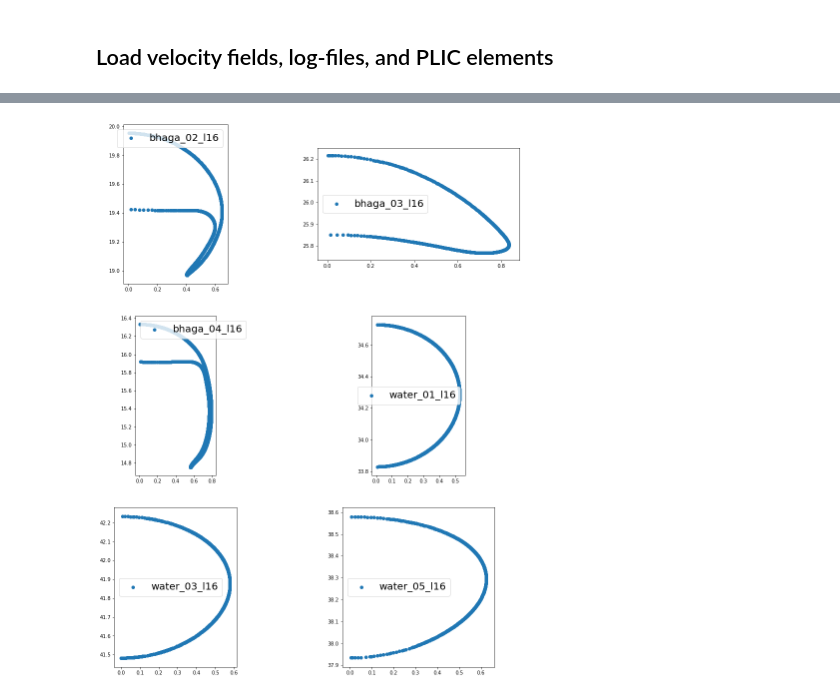
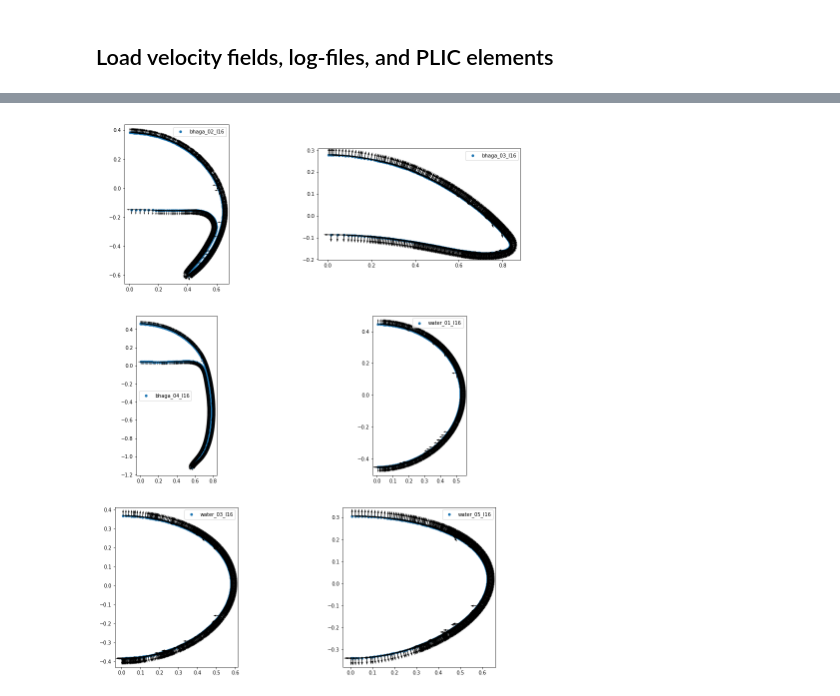
Before and after one commit to AndreWeiner/phd_notebooks, a Jupyter notebook: notebooks/basilisk_2D_interface_velocity.ipynb, the cells around one changed output, grey strips where cells are left out. Saved outputs shown, nothing was run; the diff lists cells and outputs as text; code cells hidden in the pictures.

```diff
--- a/notebooks/basilisk_2D_interface_velocity.ipynb
+++ b/notebooks/basilisk_2D_interface_velocity.ipynb
@@ -45,6 +45,7 @@ for i, case in enumerate(cases):
 # %%
 times = [30, 30, 20, 12, 14, 14] # Basilisk simulation time
 Ga = [15.2400, 134.626, 30.8340, 98.6715, 163.450, 238.287]
+U_b = []
 
 all_fields = {}
 all_facets = {}
@@ -54,10 +55,11 @@ for i, case in enumerate(cases):
     log = hm.Logfile(log_path)
     log.read_logfile(usecols=['time', 'u_x', 'x'])
     row = log.find_closest("time", times[i])
-    plic_path = case + "/plic_clean/plic_{:06d}.pkl".format(row.index.values[0]*10)
-    all_facets[case_name] = hm.FacetCollection2D(plic_path, [0, row.x.values[0]], True)
+    U_b.append(row.u_x.values[0])
     field_path = case + "/" + case_name + "_t{:2d}.csv".format(times[i])
     all_fields[case_name] = hm.CenterFieldValues2D(field_path, [0.0, row.x.values[0]], [0.0, row.u_x.values[0]])
+    plic_path = case + "/plic_clean/plic_{:06d}.pkl".format(row.index.values[0]*10)
+    all_facets[case_name] = hm.FacetCollection2D(plic_path, [0, row.x.values[0]], True, all_fields[case_name])
     print("")
 # %% [output]
 Successfully read file ../data/bhaga_02_l16/log.bhaga_02_l16.csv
@@ -80,15 +82,19 @@ Successfully read file ../data/water_05_l16/water_05_l16_t14.csv
 # %%
 rc('text', usetex=False)
 fig, axarr = plt.subplots(3, 2, figsize=(hm.figure_width, 20))
 
 index = [(i,j) for i in range(3) for j in range(2)]
 
 for i, case in enumerate(cases):
     case_name = case.split("/")[-1]
     row, col = index[i]
     c_x, c_y = all_facets[case_name].get_facet_centers(polar=False)
-    axarr[row, col].scatter(c_x, c_y, label=case_name)
+    n_vec = all_facets[case_name].get_unit_normals()
+    t_vec = all_facets[case_name].get_unit_tangentials()
+    axarr[row, col].scatter(c_x, c_y, s=20, label=case_name)
+    axarr[row, col].quiver(c_x, c_y, n_vec[:, 0], n_vec[:, 1], scale=30, units="xy", width=0.003)
+    axarr[row, col].quiver(c_x, c_y, t_vec[:, 0], t_vec[:, 1], scale=30, units="xy", width=0.003)
     axarr[row, col].set_aspect("equal")
-    axarr[row, col].legend(fontsize=hm.fontsize_legend)
+    axarr[row, col].legend()
 # %% [output]
-[figure, old version]
+[figure, new version]
```
Also changed, not shown: parts of 15 cells of this notebook, 2 other files.
